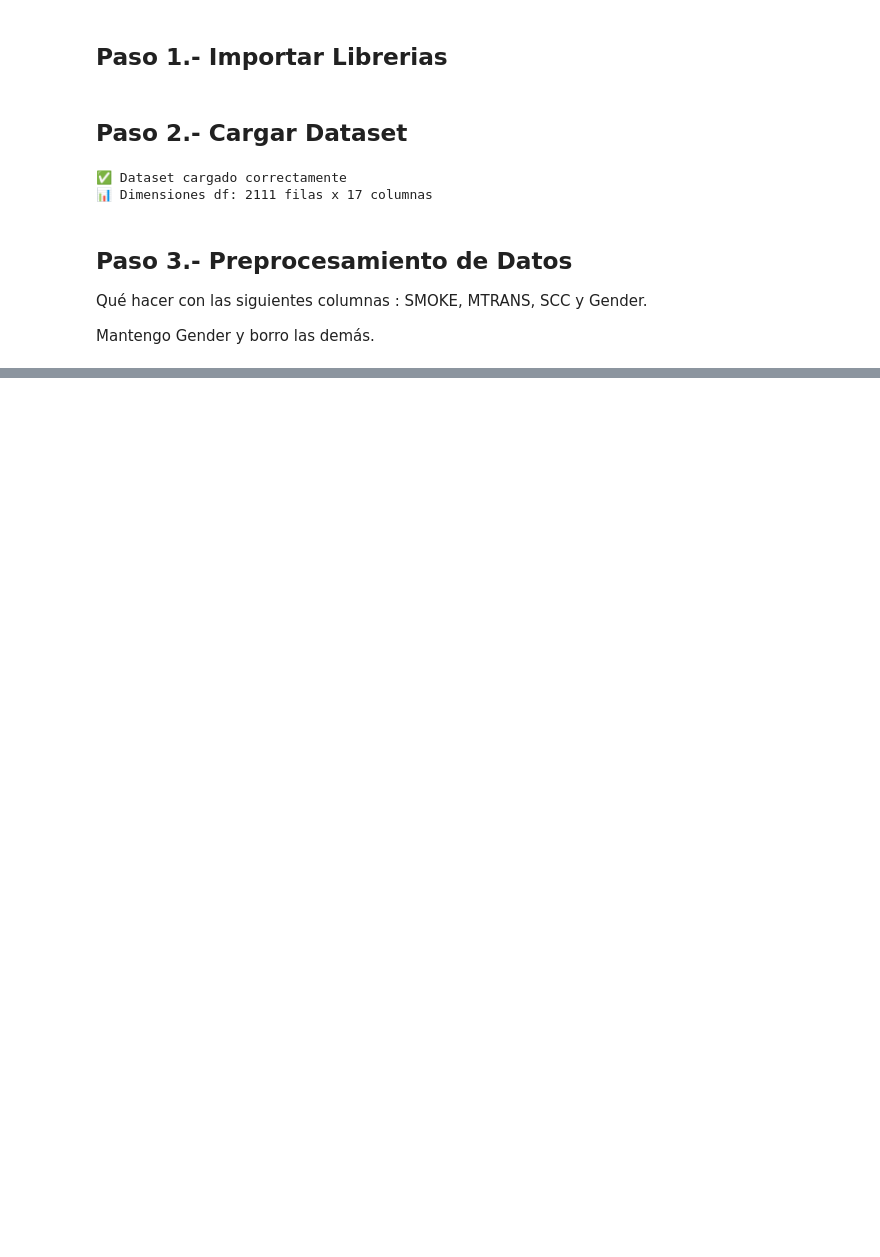
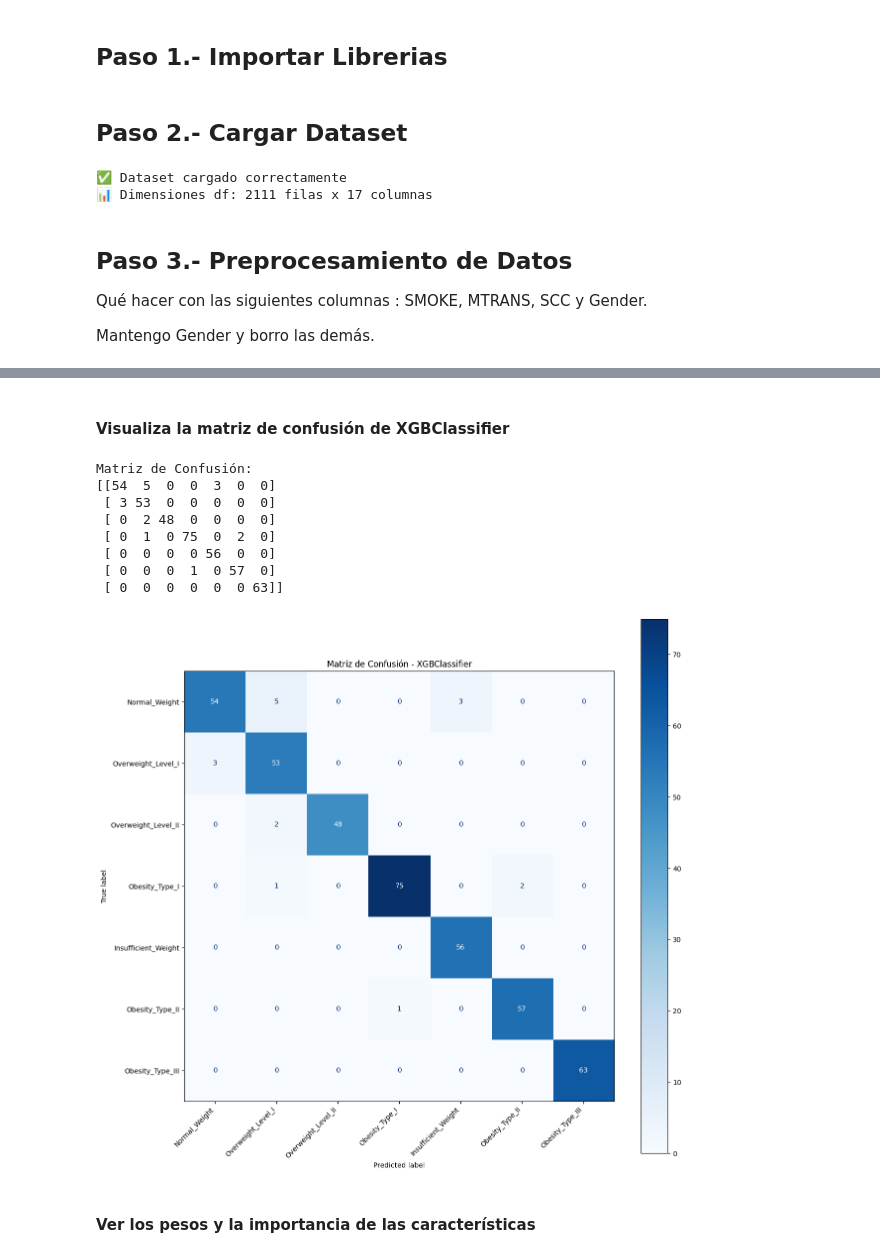
Before and after one commit to Bootcamp-IA-P6/p7_g1_multiclase, a Jupyter notebook: notebooks/processing_obesity_jm.ipynb, the cells around one changed output, grey strips where cells are left out. Drawn from its saved outputs; the diff is of its cells as text; code cells hidden in the pictures; blank space fills up the shorter version.

```diff
--- a/notebooks/processing_obesity_jm.ipynb
+++ b/notebooks/processing_obesity_jm.ipynb
@@ -28,0 +370,13 @@ Mantengo Gender y borro las demás.
+# %%
+# Evaluar XGBoost (Ensemble)
+model = xgb.XGBClassifier(max_depth=5, n_estimators=200, learning_rate=0.1, subsample=1.0, colsample_bytree=0.8)
+res_xgboost = evaluar_modelo('XGBoost', model, X_train, X_test, y_train, y_test)
+
+model.fit(X_train, y_train)
+y_pred = model.predict(X_test)
+
+print('📊 XGBoost:')
+# Esto imprime las variables de return
+for k, v in res_xgboost.items():
+    if k not in ['Modelo', 'modelo_obj']:
+        print(f'  {k}: {v:.4f}')
@@ -28,0 +393,33 @@ Mantengo Gender y borro las demás.
+# %% [markdown]
+#### Visualiza la matriz de confusión de XGBClassifier
+# %%
+from sklearn.metrics import confusion_matrix, ConfusionMatrixDisplay
+
+fig, ax = plt.subplots(figsize=(14, 14))
+
+# 1. Obtener la matriz de confusión numérica
+matriz = confusion_matrix(y_test, y_pred)
+print("Matriz de Confusión:")
+print(matriz)
+
+# 2. Visualizar la matriz de confusión (Opcional)
+disp = ConfusionMatrixDisplay(confusion_matrix=matriz, display_labels=target_names)
+disp.plot(cmap=plt.cm.Blues, ax=ax)
+
+# Rotar etiquetas del eje X
+plt.setp(ax.get_xticklabels(), rotation=45, ha="right")
+
+plt.title("Matriz de Confusión - XGBClassifier")
+plt.show()
+# %% [output]
+Matriz de Confusión:
+[[54  5  0  0  3  0  0]
+ [ 3 53  0  0  0  0  0]
+ [ 0  2 48  0  0  0  0]
+ [ 0  1  0 75  0  2  0]
+ [ 0  0  0  0 56  0  0]
+ [ 0  0  0  1  0 57  0]
+ [ 0  0  0  0  0  0 63]]
+[figure, added]
+# %% [markdown]
+#### Ver los pesos y la importancia de las características
```
Also changed, not shown: parts of 54 cells of this notebook, 4 other files.
